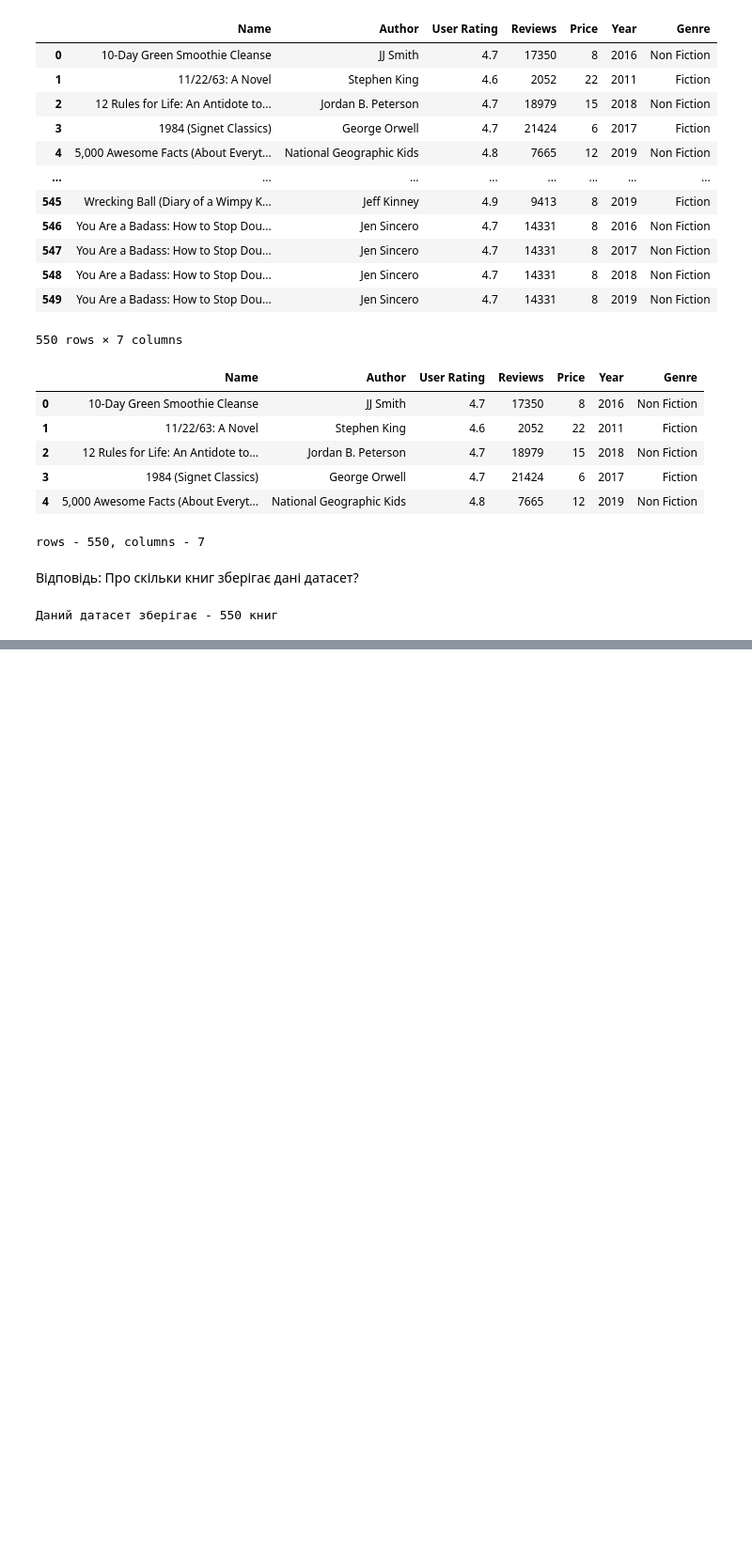
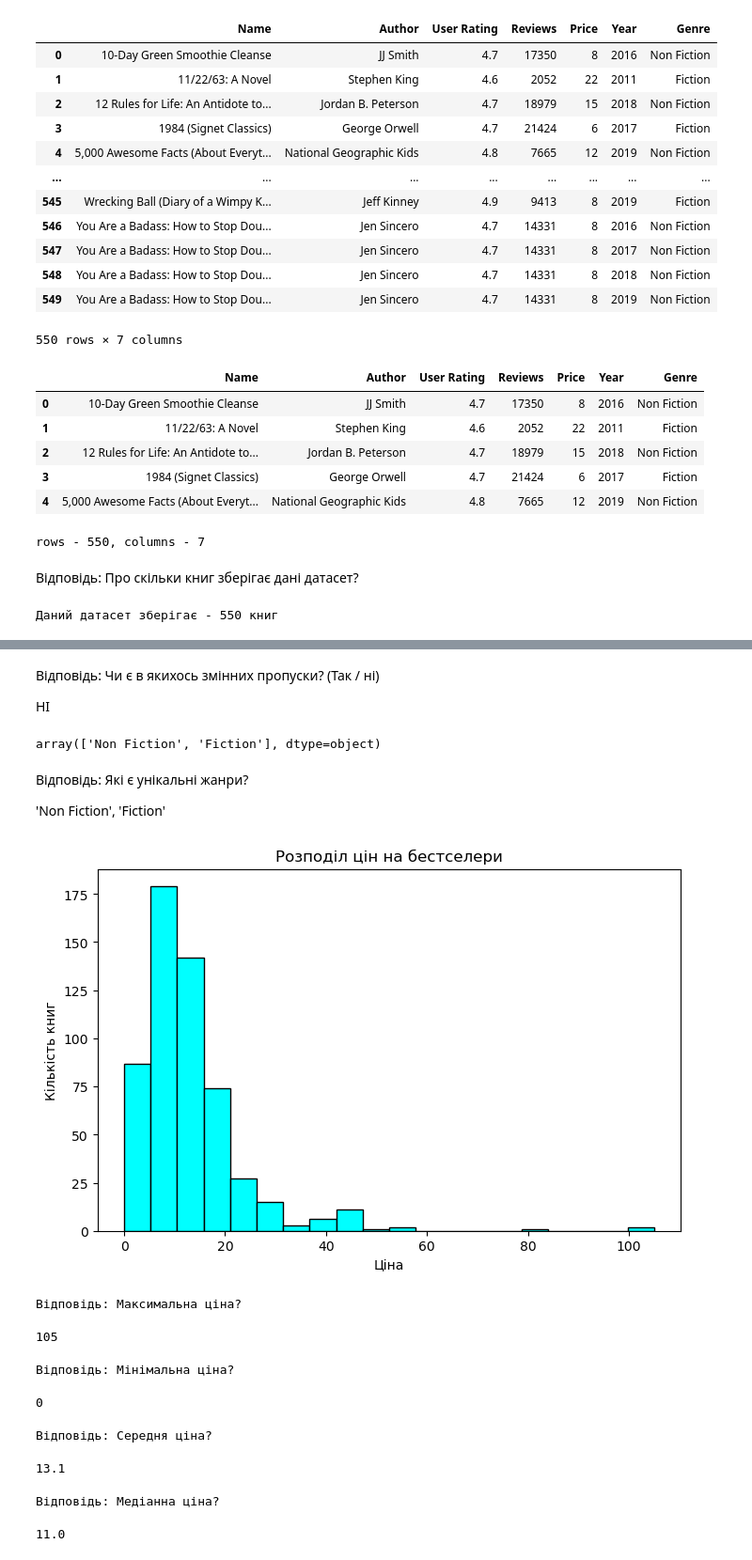
Before and after one commit to Korniev/Data-Sciense, a Jupyter notebook: hw_02/Hw_2.3.ipynb, the cells around one changed output, grey strips where cells are left out. Shown: that part at 94% size. Cells and saved outputs as stored; diff of their text form; code cells hidden in the pictures; blank space fills up the shorter version.

```diff
--- a/hw_02/Hw_2.3.ipynb
+++ b/hw_02/Hw_2.3.ipynb
@@ -65,0 +83,28 @@ data.columns = ['name', 'author', 'user_rating', 'reviews', 'price', 'year', 'ge
+# %% [markdown]
+Відповідь: Чи є в якихось змінних пропуски? (Так / ні)
+
+НІ
+# %%
+# Перевірте, які є унікальні значення в колонці genre (використовуйте функцію unique)
+
+unique_genres = data['genre'].unique()
+
+unique_genres
+# %% [output]
+array(['Non Fiction', 'Fiction'], dtype=object)
+# %% [markdown]
+Відповідь: Які є унікальні жанри?
+
+'Non Fiction', 'Fiction'
+# %%
+# Тепер подивіться на розподіл цін: побудуйте діаграму (використовуйте kind='hist')
+
+data['price'].plot(kind='hist', bins=20, color='cyan', edgecolor='black', figsize=(8, 5))
+
+plt.title('Розподіл цін на бестселери')
+plt.xlabel('Ціна')
+plt.ylabel('Кількість книг')
+
+plt.show()
+# %% [output]
+[figure, added]
@@ -65,0 +118,24 @@ data.columns = ['name', 'author', 'user_rating', 'reviews', 'price', 'year', 'ge
+# %%
+print("Відповідь: Максимальна ціна?")
+max_price
+# %% [output]
+Відповідь: Максимальна ціна?
+105
+# %%
+print("Відповідь: Мінімальна ціна?")
+min_price
+# %% [output]
+Відповідь: Мінімальна ціна?
+0
+# %%
+print("Відповідь: Середня ціна?")
+average_price
+# %% [output]
+Відповідь: Середня ціна?
+13.1
+# %%
+print("Відповідь: Медіанна ціна?")
+median_price
+# %% [output]
+Відповідь: Медіанна ціна?
+11.0
```
Also changed, not shown: parts of 4 cells of this notebook.
